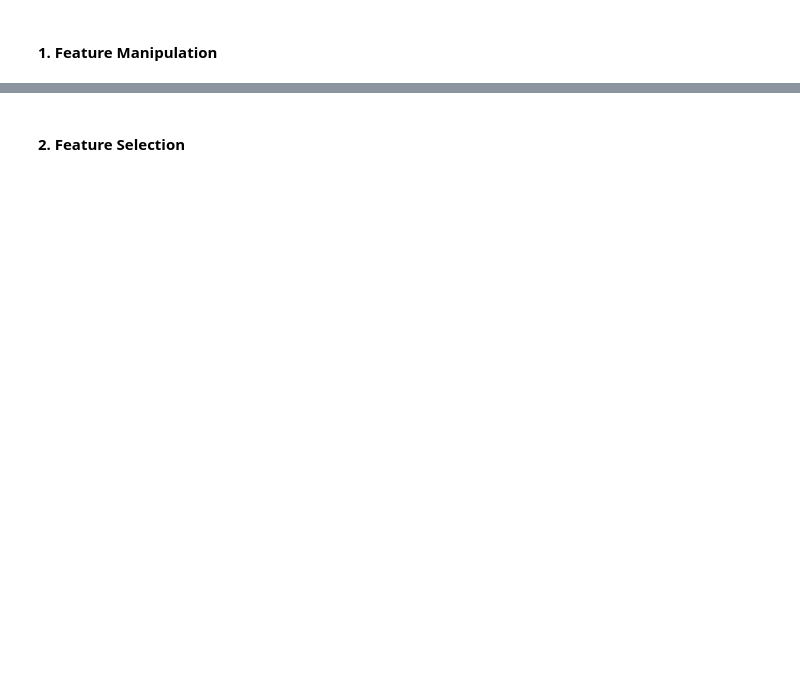
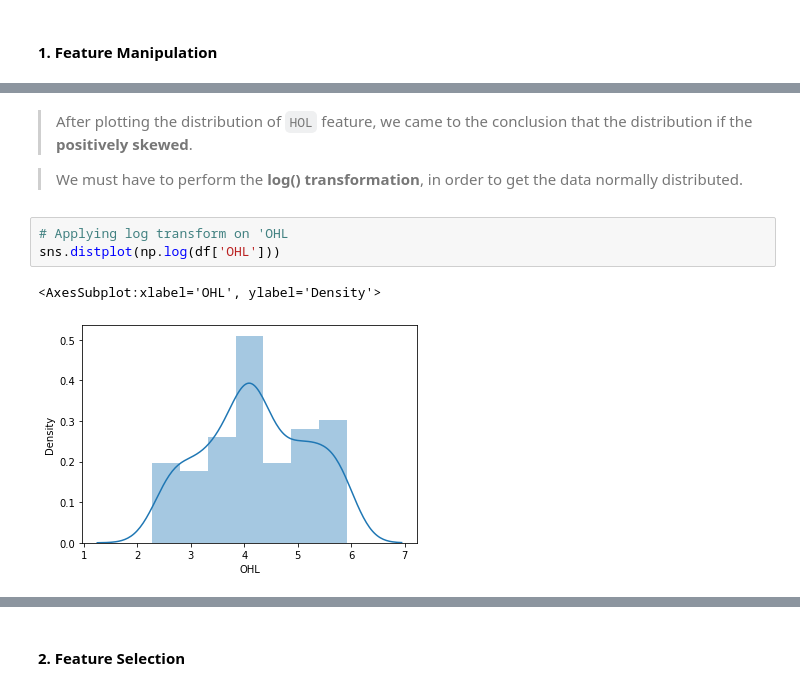
Before and after one commit to ashish-mali/Regression-Yes-Bank-Stock-Closing-Price-Prediction, a Jupyter notebook: Yes_Bank_Stock_Closing_Price_Prediction_Capstone_Project.ipynb, the cells around one changed output, grey strips where cells are left out. Cells and saved outputs as stored; diff of their text form; blank space fills up the shorter version.

```diff
--- a/Yes_Bank_Stock_Closing_Price_Prediction_Capstone_Project.ipynb
+++ b/Yes_Bank_Stock_Closing_Price_Prediction_Capstone_Project.ipynb
@@ -1837,0 +1910,10 @@ Answer Here.
+# %% [markdown]
+>After plotting the distribution of `HOL` feature, we came to the conclusion that the distribution if the <b>positively skewed</b>.
+
+>We must have to perform the <b>log() transformation</b>, in order to get the data normally distributed.
+# %%
+# Applying log transform on 'OHL
+sns.distplot(np.log(df['OHL']))
+# %% [output]
+<AxesSubplot:xlabel='OHL', ylabel='Density'>
+[figure, added]
```
Also changed, not shown: parts of 41 cells of this notebook.
